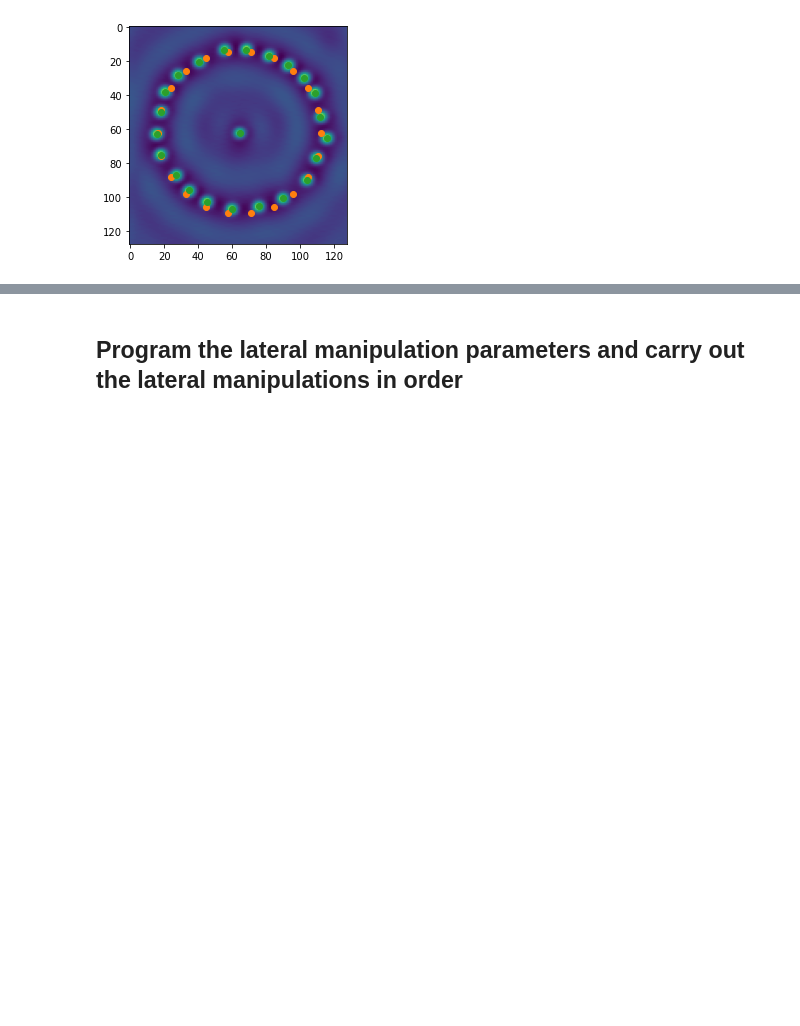
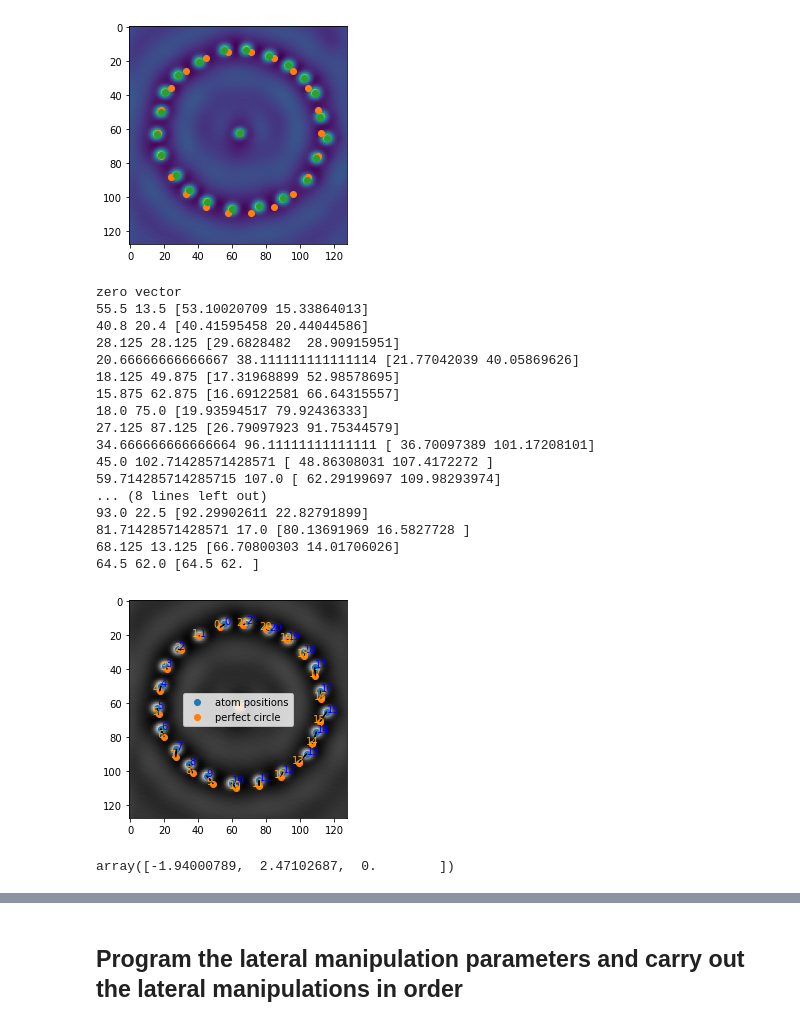
Before and after one commit to abekipnis/Kondo-Aalto, a Jupyter notebook: example_notebooks/GUI2.ipynb, the cells around one changed output, grey strips where cells are left out. Saved outputs shown, nothing was run; the diff lists cells and outputs as text; code cells hidden in the pictures; blank space fills up the shorter version.

Commit message:
fitting naive circle in correct order

```diff
--- a/example_notebooks/GUI2.ipynb
+++ b/example_notebooks/GUI2.ipynb
@@ -44,7 +44,7 @@ plt.scatter(*np.array(C.centroids).T)
 
 # give numbers to the atom positions
 for n, c in enumerate(C.centroids):
-    plt.text(*c,'%d' %(n))
+    plt.text(*c,'%d' %(n), color='r')
 
 # List for selected pixels
 selected = []
@@ -108,9 +108,12 @@ n_wall_atoms = len(C.centroids) - 1
 center = C.get_central_atom(C.centroids)
 
 radius = 6
-perfect_circle = np.array([[radius*np.cos(t), radius*np.sin(t)] for t in np.arange(0, 2*np.pi, 2*np.pi/n_wall_atoms)])
+perfect_circle = np.array([[radius*np.cos(t), radius*np.sin(t)] for t in np.arange(0, 2*np.pi, 2*np.pi/(n_wall_atoms))])
+perfect_circle = np.concatenate((perfect_circle, [[0,0]]))
 perfect_circle = list(map(C.nm_to_pix, perfect_circle))
 perfect_circle += np.array(center)
+
+assert(len(perfect_circle)==len(C.centroids))
 
 plt.imshow(C.im);
 plt.scatter(*center)
@@ -122,2 +150,68 @@ plt.show()
+# %%
+# Kabsch algorithm for the best rotation between two sets to minimize distance
+from scipy.spatial.transform import Rotation
+
+# create 3D arrays to align vectors using algorithm
+# subtract the center
+centroids_3D = np.array(C.centroids) - np.array(center)
+
+# need to order centroids in same order as perfect circle to make Kabsch algo work
+clockwise_angle = lambda point: clockwiseangle(point, [0,0])
+centroids_3D = np.array(sorted(centroids_3D, key=clockwise_angle))
+
+perfect_circle_3D = np.array(perfect_circle) - np.array(center)
+
+centroids_3D = np.append(centroids_3D.T, [np.zeros(len(C.centroids)).T], axis=0).T
+perfect_circle_3D = np.append(perfect_circle_3D.T, [np.zeros(len(C.centroids)).T], axis=0).T
+
+R, rmsd_ = Rotation.align_vectors(centroids_3D, perfect_circle_3D)
+
+applied_rotation = R.apply(perfect_circle_3D)[:,0:2].T
+applied_rotation = [x + center for x in applied_rotation.T]
+
+centroids_3D = np.array([c + center for c in centroids_3D[:,0:2]])
+
+
+plt.imshow(dispmat);
+
+plt.scatter(*np.array(centroids_3D).T, label="atom positions")
+plt.scatter(*np.array(applied_rotation).T, label="perfect circle")
+plt.legend()
+
+for n,c in enumerate(centroids_3D):
+    print(*centroids_3D[:][n], applied_rotation[n])
+    initial = pixel_to_nm(centroids_3D[:,][n], dispmat, offset_nm, [len_nm, len_nm])
+
+    final = pixel_to_nm(np.array(applied_rotation[n]).T, dispmat[:,:,0], offset_nm, [len_nm, len_nm])
+
+    dx, dy = (np.array(applied_rotation[n]) - np.array(centroids_3D[n]))
+
+    plt.text(*c,'%d' %(n), color='blue')
+    plt.text(*(applied_rotation[n]-[4,0]),'%d' %(n), color='orange')
+
+    plt.arrow(*centroids_3D[n], dx, dy)
+plt.show()
+
+#np.dot(R.as_matrix(), perfect_circle_3D)
+# %% [output]
+zero vector
+55.5 13.5 [53.10020709 15.33864013]
+40.8 20.4 [40.41595458 20.44044586]
+28.125 28.125 [29.6828482  28.90915951]
+20.66666666666667 38.111111111111114 [21.77042039 40.05869626]
+18.125 49.875 [17.31968899 52.98578695]
+15.875 62.875 [16.69122581 66.64315557]
+18.0 75.0 [19.93594517 79.92436333]
+27.125 87.125 [26.79097923 91.75344579]
+34.666666666666664 96.11111111111111 [ 36.70097389 101.17208101]
+45.0 102.71428571428571 [ 48.86308031 107.4172272 ]
+59.714285714285715 107.0 [ 62.29199697 109.98293974]
+... (8 lines left out)
+93.0 22.5 [92.29902611 22.82791899]
+81.71428571428571 17.0 [80.13691969 16.5827728 ]
+68.125 13.125 [66.70800303 14.01706026]
+64.5 62.0 [64.5 62. ]
+[figure, added]
+array([-1.94000789,  2.47102687,  0.        ])
 # %%
 %matplotlib inline
```
Also changed, not shown: parts of 2 cells of this notebook.
